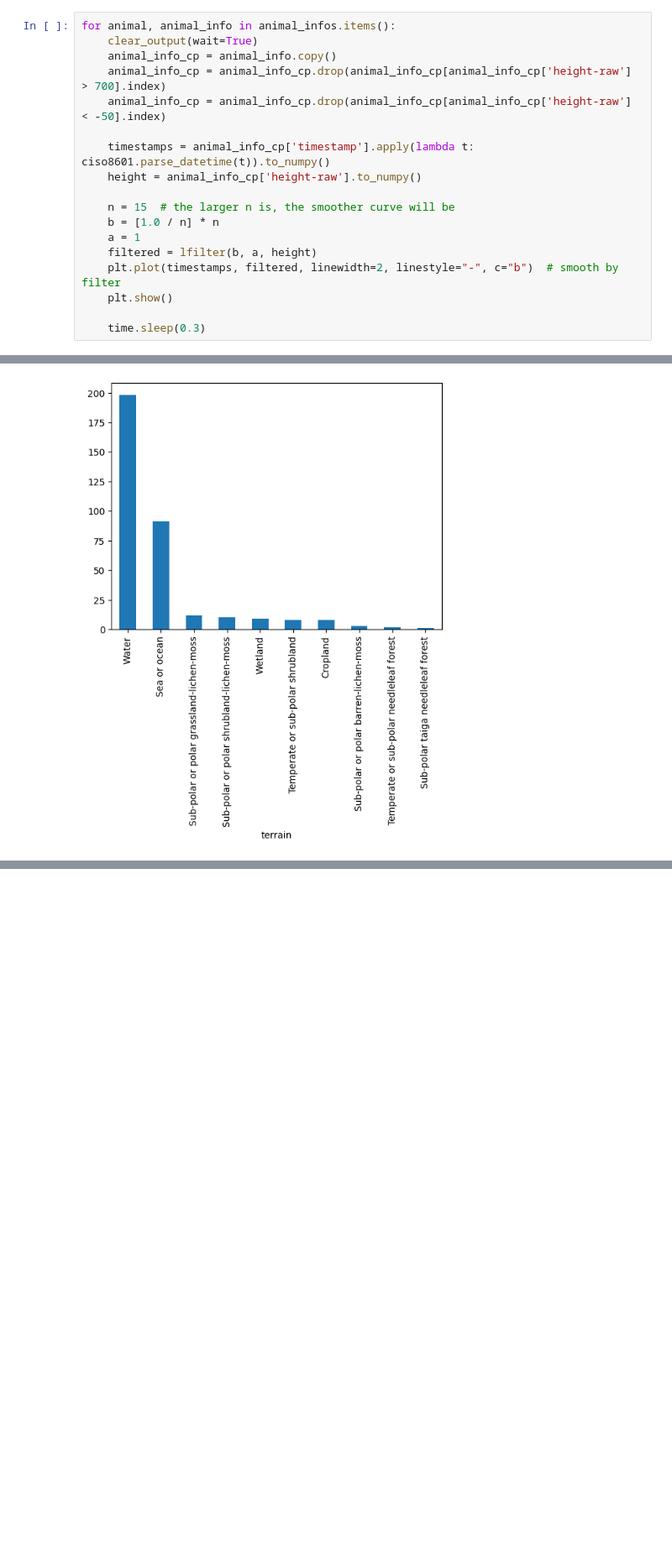
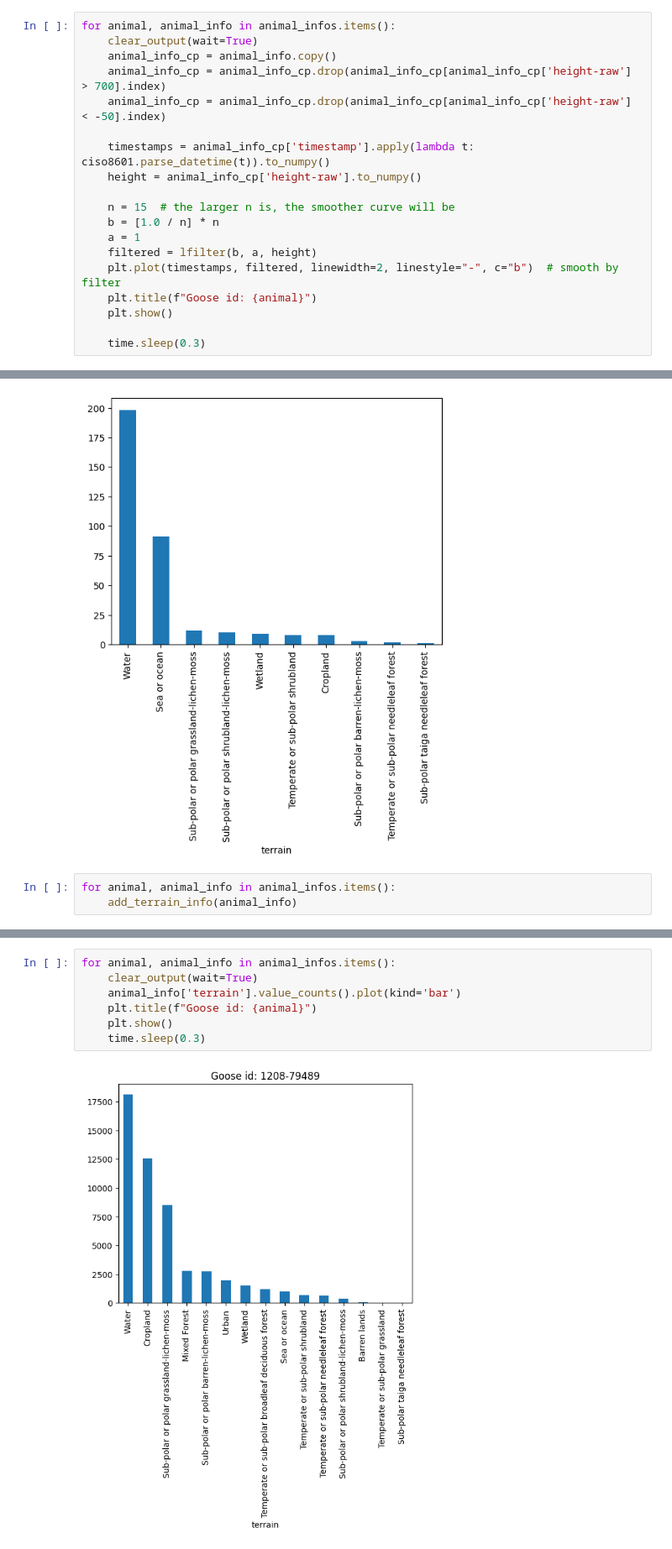
Before and after one commit to Chebawca21/canadian_goose_interactions, a Jupyter notebook: test.ipynb, the cells around one changed output, grey strips where cells are left out. Shown at 84% size. Saved outputs shown, nothing was run; the diff lists cells and outputs as text; blank space fills up the shorter version.

```diff
--- a/test.ipynb
+++ b/test.ipynb
@@ -300,6 +329,7 @@ for animal, animal_info in animal_infos.items():
     a = 1
     filtered = lfilter(b, a, height)
     plt.plot(timestamps, filtered, linewidth=2, linestyle="-", c="b")  # smooth by filter
+    plt.title(f"Goose id: {animal}")
     plt.show()
 
     time.sleep(0.3)
@@ -355,3 +340,6 @@ bird_interactions['terrain'].value_counts().plot(kind='bar')
 # %% [output]
 <Axes: xlabel='terrain'>
 [figure]
+# %%
+for animal, animal_info in animal_infos.items():
+    add_terrain_info(animal_info)
@@ -357,0 +352,9 @@ bird_interactions['terrain'].value_counts().plot(kind='bar')
+# %%
+for animal, animal_info in animal_infos.items():
+    clear_output(wait=True)
+    animal_info['terrain'].value_counts().plot(kind='bar')
+    plt.title(f"Goose id: {animal}")
+    plt.show()
+    time.sleep(0.3)
+# %% [output]
+[figure, added]
```
Also changed, not shown: parts of 12 cells of this notebook, 4 other files.
